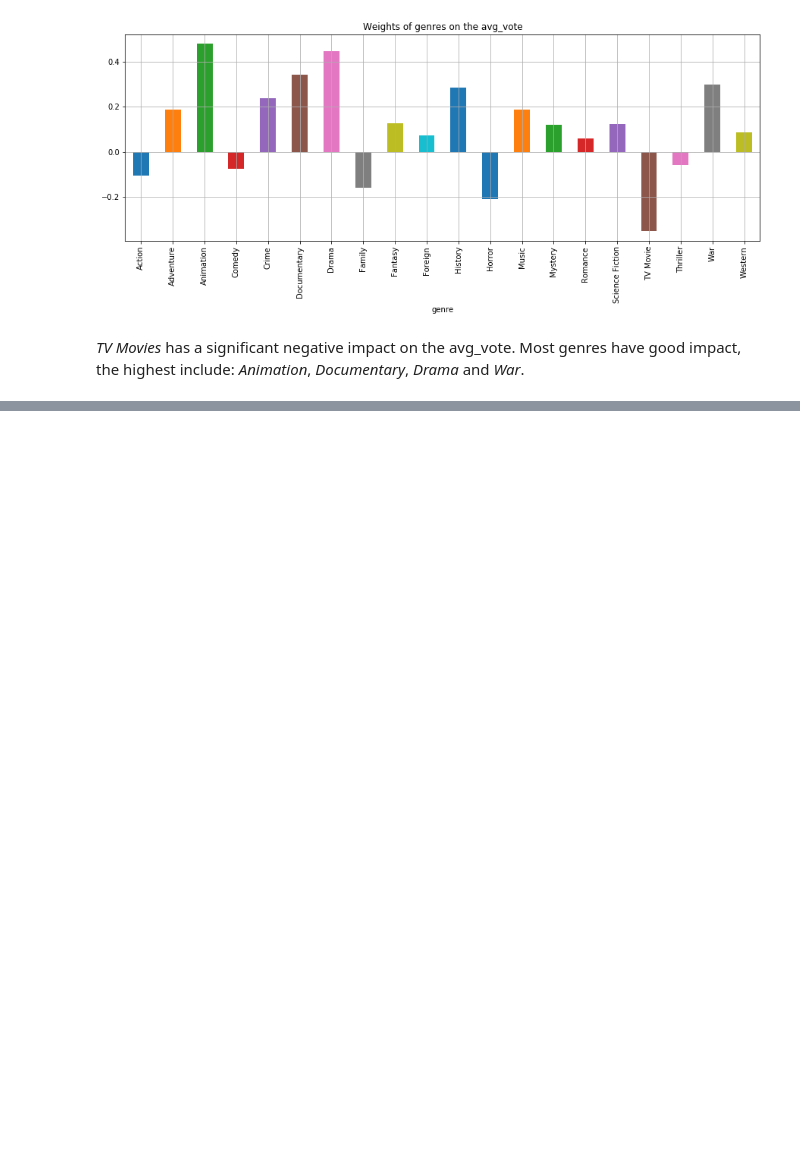
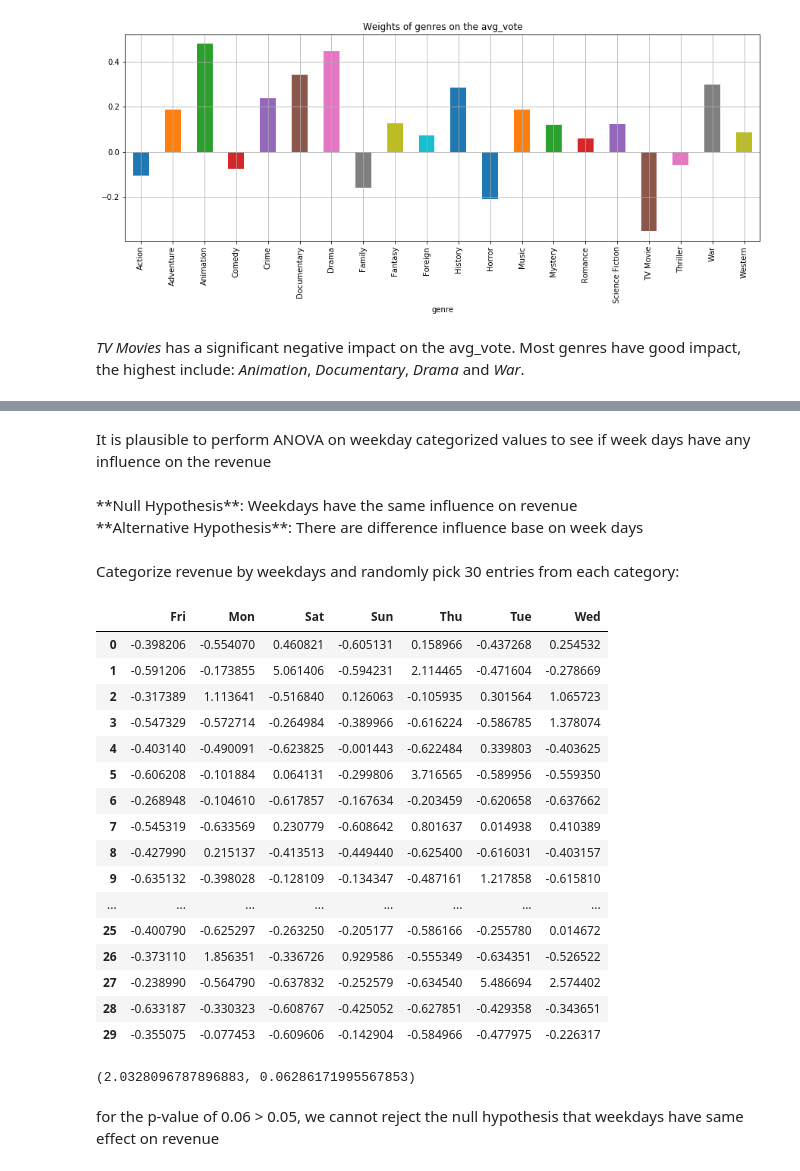
Before and after one commit to tdh512194/AnalyticalReport, a Jupyter notebook: Movie.ipynb, the cells around one changed output, grey strips where cells are left out. Saved outputs shown, nothing was run; the diff lists cells and outputs as text; code cells hidden in the pictures; blank space fills up the shorter version.

Commit message:
Question 3 with Anova on week days

```diff
--- a/Movie.ipynb
+++ b/Movie.ipynb
@@ -545,0 +575,2 @@ df.plot(kind='bar',grid=True,title="Weights of genres on the avg_vote",figsize=(
+# %%
+data_movies['release_weekday'] = data_movies.release_date.apply(to_weekday)
@@ -545,0 +591,5 @@ df.plot(kind='bar',grid=True,title="Weights of genres on the avg_vote",figsize=(
+# %%
+df = data_movies[pd.notnull(data_movies['release_weekday'])] #omit the null weekdays
+df = df.loc[:,['revenue','release_weekday']]
+df = df[df['revenue']!=0] #omit the zero revenues
+df.revenue = (df.revenue - df.revenue.mean())/df.revenue.std() #standardize the value
@@ -545,0 +617,46 @@ df.plot(kind='bar',grid=True,title="Weights of genres on the avg_vote",figsize=(
+# %% [markdown]
+It is plausible to perform ANOVA on weekday categorized values to see if week days have any influence on the revenue
+# %% [markdown]
+<div> **Null Hypothesis**: Weekdays have the same influence on revenue</div>
+<div> **Alternative Hypothesis**: There are difference influence base on week days </div>
+# %% [markdown]
+Categorize revenue by weekdays and randomly pick 30 entries from each category:
+# %%
+#reset index to join to dataframe
+mon = df[df['release_weekday']=='Mon'].sample(30).reset_index()
+tue = df[df['release_weekday']=='Tue'].sample(30).reset_index()
+wed = df[df['release_weekday']=='Wed'].sample(30).reset_index()
+thu = df[df['release_weekday']=='Thu'].sample(30).reset_index()
+fri = df[df['release_weekday']=='Fri'].sample(30).reset_index()
+sat = df[df['release_weekday']=='Sat'].sample(30).reset_index()
+sun = df[df['release_weekday']=='Sun'].sample(30).reset_index()
+# %%
+df = pd.DataFrame({
+    'Mon':mon['revenue'],
+    'Tue':tue['revenue'],
+    'Wed':wed['revenue'],
+    'Thu':thu['revenue'],
+    'Fri':fri['revenue'],
+    'Sat':sat['revenue'],
+    'Sun':sun['revenue']
+})
+# %%
+df
+# %% [output]
+|  | Fri | Mon | Sat | Sun | Thu | Tue | Wed |
+| 0 | -0.398206 | -0.554070 | 0.460821 | -0.605131 | 0.158966 | -0.437268 | 0.254532 |
+| 1 | -0.591206 | -0.173855 | 5.061406 | -0.594231 | 2.114465 | -0.471604 | -0.278669 |
+| 2 | -0.317389 | 1.113641 | -0.516840 | 0.126063 | -0.105935 | 0.301564 | 1.065723 |
+| 3 | -0.547329 | -0.572714 | -0.264984 | -0.389966 | -0.616224 | -0.586785 | 1.378074 |
+| 4 | -0.403140 | -0.490091 | -0.623825 | -0.001443 | -0.622484 | 0.339803 | -0.403625 |
+| 5 | -0.606208 | -0.101884 | 0.064131 | -0.299806 | 3.716565 | -0.589956 | -0.559350 |
+| 6 | -0.268948 | -0.104610 | -0.617857 | -0.167634 | -0.203459 | -0.620658 | -0.637662 |
+| 7 | -0.545319 | -0.633569 | 0.230779 | -0.608642 | 0.801637 | 0.014938 | 0.410389 |
+| 8 | -0.427990 | 0.215137 | -0.413513 | -0.449440 | -0.625400 | -0.616031 | -0.403157 |
+| 9 | -0.635132 | -0.398028 | -0.128109 | -0.134347 | -0.487161 | 1.217858 | -0.615810 |
+| ... | ... | ... | ... | ... | ... | ... | ... |
+| 25 | -0.400790 | -0.625297 | -0.263250 | -0.205177 | -0.586166 | -0.255780 | 0.014672 |
+| 26 | -0.373110 | 1.856351 | -0.336726 | 0.929586 | -0.555349 | -0.634351 | -0.526522 |
+| 27 | -0.238990 | -0.564790 | -0.637832 | -0.252579 | -0.634540 | 5.486694 | 2.574402 |
+| 28 | -0.633187 | -0.330323 | -0.608767 | -0.425052 | -0.627851 | -0.429358 | -0.343651 |
+| 29 | -0.355075 | -0.077453 | -0.609606 | -0.142904 | -0.584966 | -0.477975 | -0.226317 |
@@ -545,0 +675,6 @@ df.plot(kind='bar',grid=True,title="Weights of genres on the avg_vote",figsize=(
+# %%
+F,p
+# %% [output]
+(2.0328096787896883, 0.06286171995567853)
+# %% [markdown]
+for the p-value of 0.06 > 0.05, we cannot reject the null hypothesis that weekdays have same effect on revenue
```
Also changed, not shown: parts of 22 cells of this notebook.
